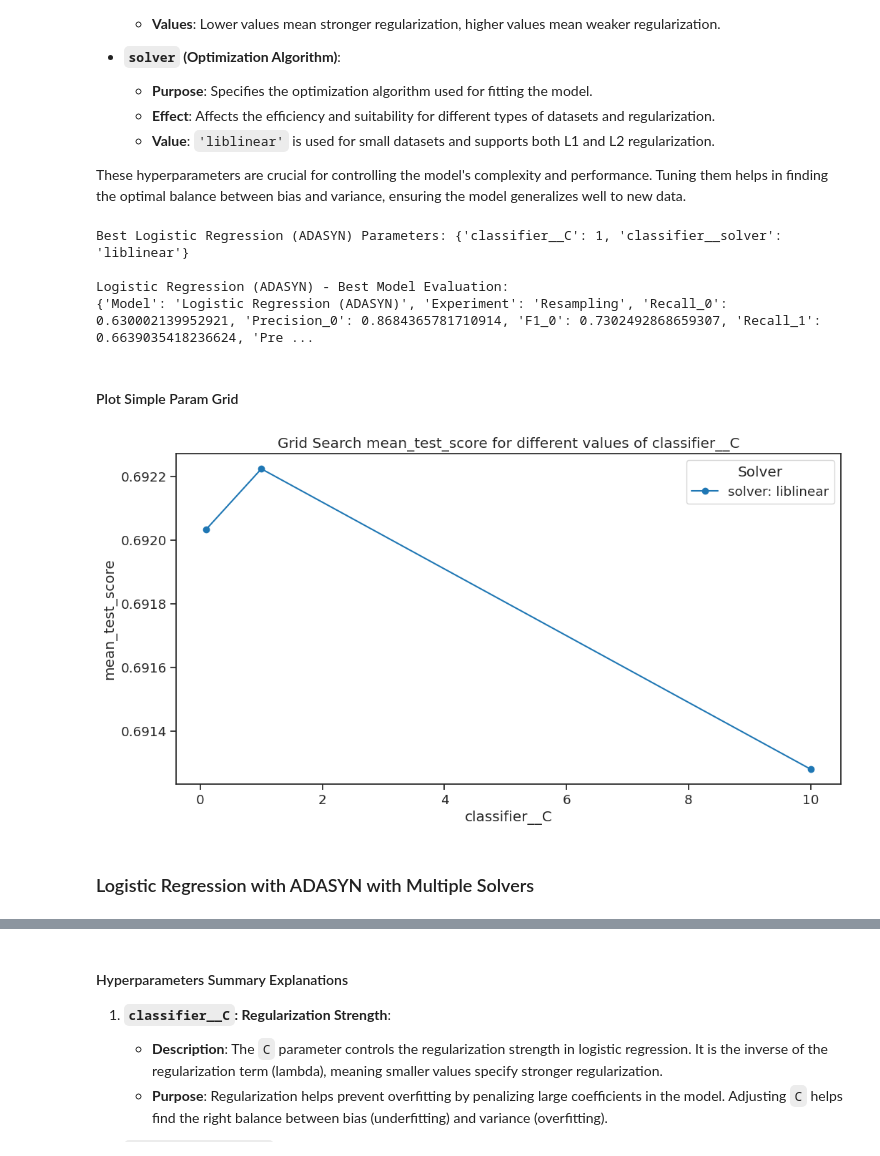
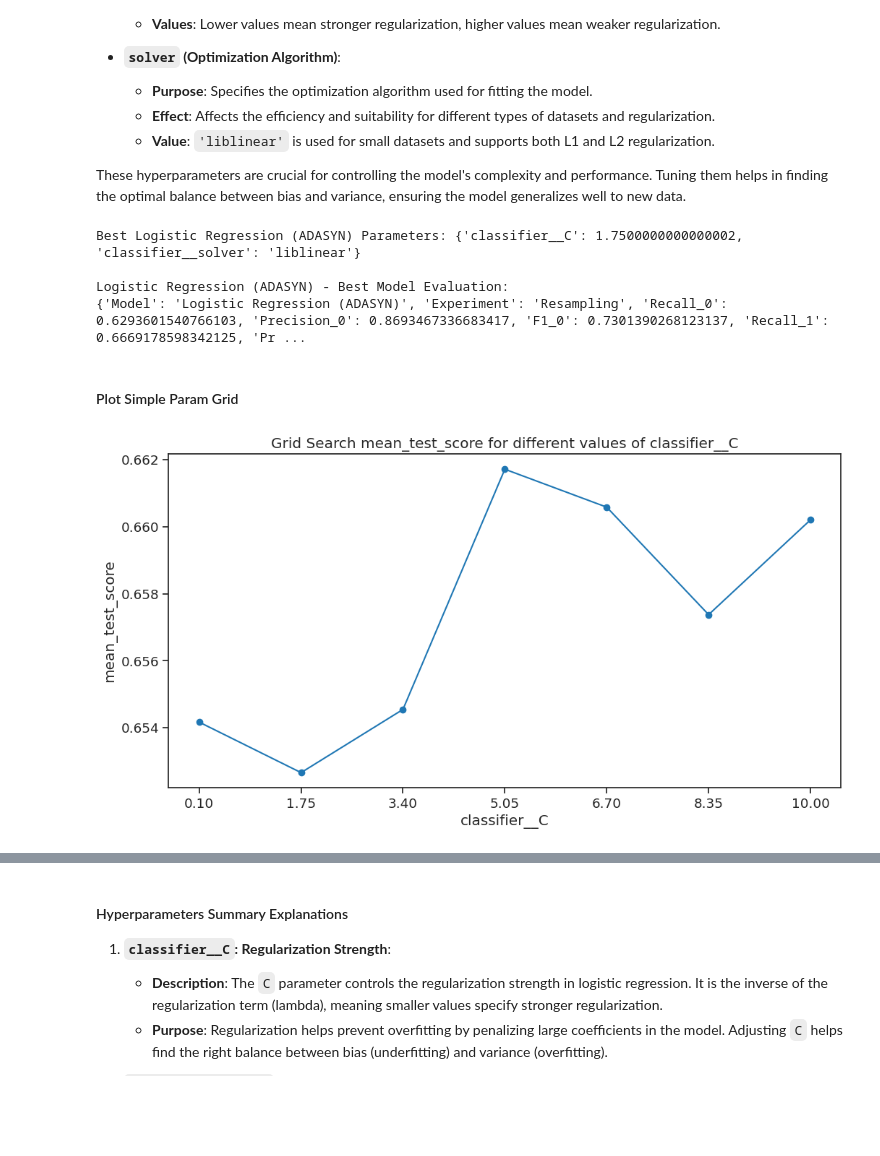
Before and after one commit to micah-shull/Machine_Learning_Pipelines, a Jupyter notebook: pipelines_16_ensemble_042_class_1_recall.ipynb, the cells around one changed output, grey strips where cells are left out. Cells and saved outputs as stored; diff of their text form; code cells hidden in the pictures; blank space fills up the shorter version.

Commit message:
Update plotting functions. Run tuning for all three models, identify optimal params

```diff
--- a/pipelines_16_ensemble_042_class_1_recall.ipynb
+++ b/pipelines_16_ensemble_042_class_1_recall.ipynb
@@ -182,9 +177,31 @@ import json
 
 # Define the hyperparameter grid
 param_grid_lr_adasyn = {
-    'classifier__C': [0.1, 1, 10],
+    'classifier__C': np.linspace(0.1, 10, 7),
     'classifier__solver': ['liblinear']
 }
+
+# param_grid_lr_adasyn = [
+#     {
+#         'classifier__C': np.linspace(0.1, 10, 7),
+#         'classifier__solver': ['liblinear'],
+#         'classifier__penalty': ['l1', 'l2'],
+#         'classifier__max_iter': [1000, 5000]
+#     }
+#     {
+#         'classifier__C': np.linspace(0.1, 10, 7),
+#         'classifier__solver': ['lbfgs'],
+#         'classifier__penalty': ['l2'],
+#         'classifier__max_iter': [1000, 5000]
+#     },
+#     {
+#         'classifier__C': np.linspace(0.1, 10, 7),
+#         'classifier__solver': ['saga'],
+#         'classifier__penalty': ['l1', 'l2', 'elasticnet'],
+#         'classifier__max_iter': [1000, 5000],
+#         'classifier__l1_ratio': [0.1, 0.5]  # Only relevant for elasticnet penalty
+#     }
+# ]
 
 # Logistic Regression with ADASYN
 pipeline_lr_adasyn = ImbPipeline(steps=[
@@ -215,45 +232,49 @@ with open('/content/best_params_lr_adasyn.json', 'w') as f:
 with open('/content/evaluation_results_lr_adasyn.json', 'w') as f:
     json.dump(evaluation_results_lr_adasyn, f, indent=4)
 # %% [output]
-Best Logistic Regression (ADASYN) Parameters: {'classifier__C': 1, 'classifier__solver': 'liblinear'}
+Best Logistic Regression (ADASYN) Parameters: {'classifier__C': 1.7500000000000002, 'classifier__solver': 'liblinear'}
 
 Logistic Regression (ADASYN) - Best Model Evaluation:
-{'Model': 'Logistic Regression (ADASYN)', 'Experiment': 'Resampling', 'Recall_0': 0.630002139952921, 'Precision_0': 0.8684365781710914, 'F1_0': 0.7302492868659307, 'Recall_1': 0.6639035418236624, 'Pre ...
+{'Model': 'Logistic Regression (ADASYN)', 'Experiment': 'Resampling', 'Recall_0': 0.6293601540766103, 'Precision_0': 0.8693467336683417, 'F1_0': 0.7301390268123137, 'Recall_1': 0.6669178598342125, 'Pr ...
 # %% [markdown]
 #### Plot Simple Param Grid
 # %%
 import matplotlib.pyplot as plt
 import seaborn as sns
 import pandas as pd
 
 # Extract the results from GridSearchCV
 results = grid_lr_adasyn.cv_results_
 
 # Create a DataFrame with the results
 results_df = pd.DataFrame(results)
 
+import matplotlib.pyplot as plt
+import seaborn as sns
+import pandas as pd
+
 # Function to plot line charts of grid search results
-def plot_line_chart_grid_search(results_df, param, score='mean_test_score'):
+def plot_simple_line_chart_grid_search(results_df, param, score='mean_test_score'):
     plt.figure(figsize=(12, 6))
     sns.set_context("notebook", font_scale=1.2)
     sns.set_style("ticks")
 
-    # Extract unique values of the parameter
+    # Extract the values of the specified parameter
     unique_params = results_df[f'param_{param}'].unique()
 
-    for solver in results_df['param_classifier__solver'].unique():
-        subset = results_df[results_df['param_classifier__solver'] == solver]
-        plt.plot(subset[f'param_{param}'], subset[score], label=f'solver: {solver}', marker='o')
+    # Ensure that the parameter values are numeric
+    unique_params = np.array(unique_params, dtype=float)
+
+    # Plot the results
+    plt.plot(results_df[f'param_{param}'].astype(float), results_df[score], marker='o')
 
     plt.title(f'Grid Search {score} for different values of {param}')
     plt.xlabel(param)
     plt.ylabel(score)
-    plt.legend(title='Solver')
+    plt.xticks(unique_params, labels=[f'{param:.2f}' for param in unique_params])  # Format x-ticks to 2 decimals
     plt.show()
 
 # Example usage
-plot_line_chart_grid_search(results_df, 'classifier__C', score='mean_test_score')
+plot_simple_line_chart_grid_search(results_df_smote, 'classifier__C', score='mean_test_score')
 # %% [output]
-[figure, old version]
+[figure, new version]
-# %% [markdown]
-### Logistic Regression with ADASYN with Multiple Solvers
```
Also changed, not shown: parts of 13 cells of this notebook.
